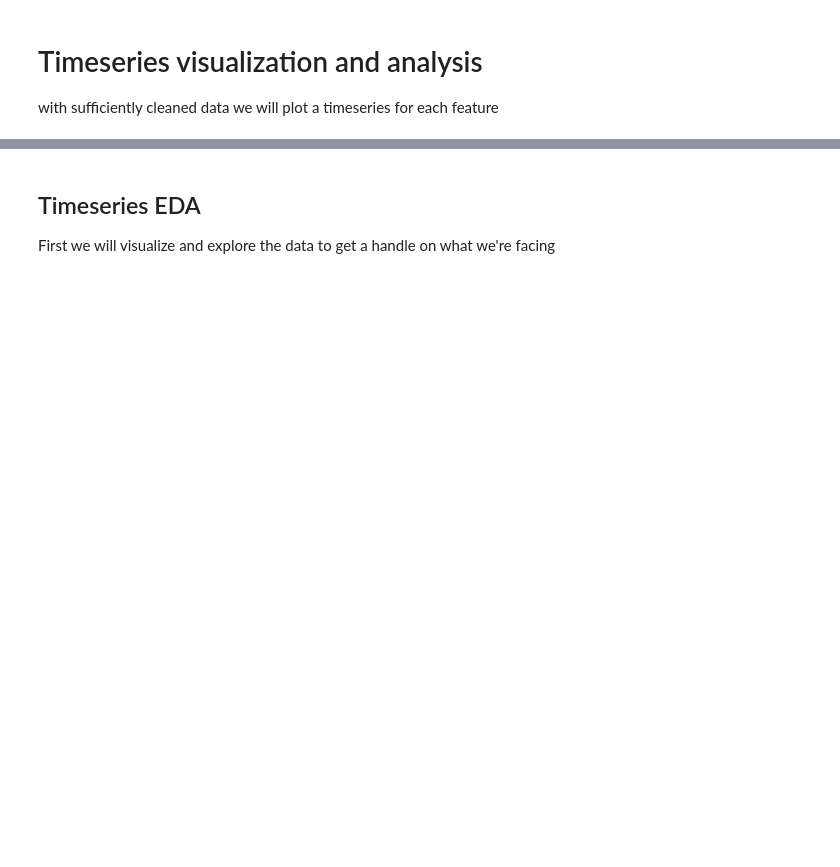
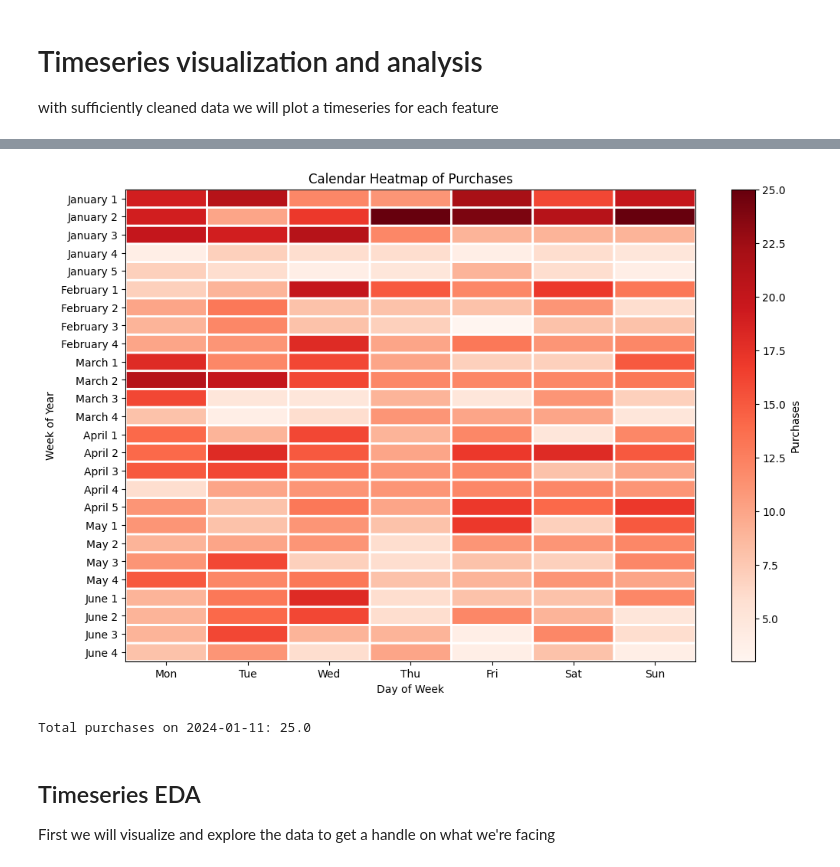
Before and after one commit to Zeth-Abney/Advertising-EDA, a Jupyter notebook: notebooks/luma-nutrition-eda.ipynb, the cells around one changed output, grey strips where cells are left out. Saved outputs shown, nothing was run; the diff lists cells and outputs as text; code cells hidden in the pictures; blank space fills up the shorter version.

Commit message:
Created Calendar heatmap for purchase volume on Luma Nutrition EDA

```diff
--- a/notebooks/luma-nutrition-eda.ipynb
+++ b/notebooks/luma-nutrition-eda.ipynb
@@ -479,0 +509,8 @@ with sufficiently cleaned data we will plot a timeseries for each feature
+# %%
+# creating a variable to hold the reduced data
+timeseries_df = data_reduced.copy()
+
+# setting the 'Day' column as the index
+timeseries_df.set_index('Day', inplace=True)
+
+timeseries_df.head()
@@ -479,0 +555,35 @@ with sufficiently cleaned data we will plot a timeseries for each feature
+# %%
+# Create a mapping of week numbers to more informative labels
+def week_to_label(week, year):
+    first_day_of_year = pd.Timestamp(year=year, month=1, day=1)
+    start_of_week = first_day_of_year + pd.DateOffset(weeks=week-1)
+    month_name = start_of_week.strftime('%B')
+    week_of_month = (start_of_week.day - 1) // 7 + 1
+    return f'{month_name} {week_of_month}'
+
+# Generate labels for the y-axis
+unique_weeks = heatmap_data['Week'].unique()
+week_labels = [week_to_label(week, heatmap_data.index.year[0]) for week in unique_weeks]
+# %%
+# Reverse the order of the weeks
+heatmap_matrix = heatmap_matrix.iloc[::-1]
+week_labels = week_labels[::-1]
+
+# Plotting the heatmap
+plt.figure(figsize=(12, 8))
+plt.title('Calendar Heatmap of Purchases')
+
+cmap = plt.cm.Reds  # Color map for the heatmap
+plt.pcolor(heatmap_matrix, cmap=cmap, edgecolors='w', linewidths=2)
+
+# Set ticks and labels
+plt.xticks(np.arange(7) + 0.5, calendar.day_abbr)
+plt.yticks(np.arange(len(heatmap_matrix.index)) + 0.5, week_labels)
+
+plt.xlabel('Day of Week')
+plt.ylabel('Week of Year')
+plt.colorbar(label='Purchases')
+
+plt.show()
+# %% [output]
+[figure, added]
@@ -480,3 +607,10 @@ with sufficiently cleaned data we will plot a timeseries for each feature
+# %%
+# Example usage:
+date_to_lookup = '2024-01-11'
+total_purchases = lookup_purchases(date_to_lookup, timeseries_df)
+print(f'Total purchases on {date_to_lookup}: {total_purchases}')
+# %% [output]
+Total purchases on 2024-01-11: 25.0
 # %% [markdown]
 ## Timeseries EDA
 First we will visualize and explore the data to get a handle on what we're facing
```
Also changed, not shown: parts of 11 cells of this notebook.
